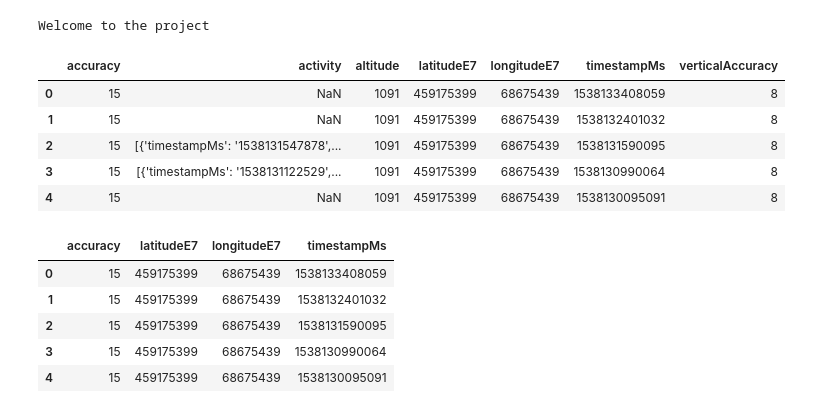
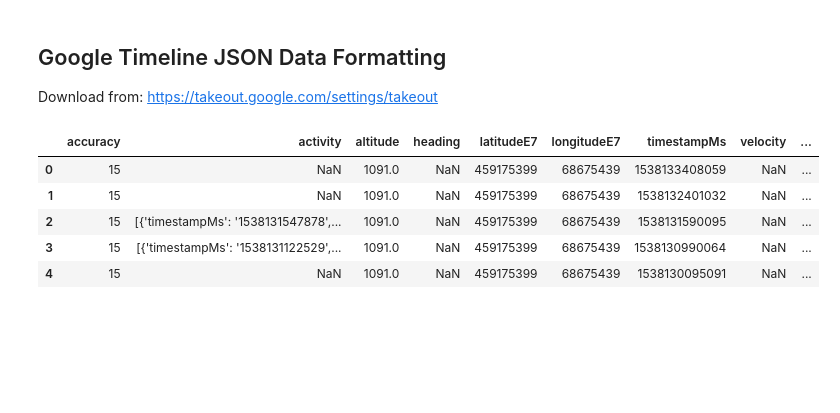
Before and after one commit to bartleandy/google-timeline-vis, a Jupyter notebook: Google-timeline-data-prep.ipynb, the cells around one changed output. Drawn from its saved outputs; the diff is of its cells as text; code cells hidden in the pictures; blank space fills up the shorter version.

```diff
--- a/Google-timeline-data-prep.ipynb
+++ b/Google-timeline-data-prep.ipynb
@@ -1,3 +1,7 @@
+# %% [markdown]
+## Google Timeline JSON Data Formatting
+
+Download from: https://takeout.google.com/settings/takeout
 # %%
 import os
 import sys
@@ -6,37 +10,21 @@ import datetime
 import numpy as np
 import pandas as pd
 import matplotlib.pyplot as plt
-
-print ("Welcome to the project")
+import geopandas as gpd
 # http://www.certainly-strange.com/?p=968
-# %% [output]
-Welcome to the project
 # %%
 # Load google timeline data
-#locationData = "/Users/andybartle/Dropbox/GIS_database_projects/Google-timeline-extract-20180928/LocationHistory/LocationHistory.json"
-locationData = "trial-data.json"
+locationData = "/Users/andybartle/Dropbox/GIS_database_projects/Google-timeline-extract-20180928/LocationHistory/LocationHistory.json"
+#locationData = "trial-data.json"
 with open(locationData) as data_file:
     data = json.load(data_file)
     df = pd.DataFrame.from_dict(data['locations'])
-
-# View data
+# View first 5 rows
 df.head(5)
 # %% [output]
-|  | accuracy | activity | altitude | latitudeE7 | longitudeE7 | timestampMs | verticalAccuracy |
-| 0 | 15 | NaN | 1091 | 459175399 | 68675439 | 1538133408059 | 8 |
-| 1 | 15 | NaN | 1091 | 459175399 | 68675439 | 1538132401032 | 8 |
-| 2 | 15 | [{'timestampMs': '1538131547878',... | 1091 | 459175399 | 68675439 | 1538131590095 | 8 |
-| 3 | 15 | [{'timestampMs': '1538131122529',... | 1091 | 459175399 | 68675439 | 1538130990064 | 8 |
-| 4 | 15 | NaN | 1091 | 459175399 | 68675439 | 1538130095091 | 8 |
+|  | accuracy | activity | altitude | heading | latitudeE7 | longitudeE7 | timestampMs | velocity | ... |
+| 0 | 15 | NaN | 1091.0 | NaN | 459175399 | 68675439 | 1538133408059 | NaN | ... |
+| 1 | 15 | NaN | 1091.0 | NaN | 459175399 | 68675439 | 1538132401032 | NaN | ... |
+| 2 | 15 | [{'timestampMs': '1538131547878',... | 1091.0 | NaN | 459175399 | 68675439 | 1538131590095 | NaN | ... |
+| 3 | 15 | [{'timestampMs': '1538131122529',... | 1091.0 | NaN | 459175399 | 68675439 | 1538130990064 | NaN | ... |
+| 4 | 15 | NaN | 1091.0 | NaN | 459175399 | 68675439 | 1538130095091 | NaN | ... |
-# %%
-# Tidy data
-# get rid of surplus columns
-df = tl.drop(['activity', 'altitude', 'verticalAccuracy'], axis=1)
-df.head(5)
-# %% [output]
-|  | accuracy | latitudeE7 | longitudeE7 | timestampMs |
-| 0 | 15 | 459175399 | 68675439 | 1538133408059 |
-| 1 | 15 | 459175399 | 68675439 | 1538132401032 |
-| 2 | 15 | 459175399 | 68675439 | 1538131590095 |
-| 3 | 15 | 459175399 | 68675439 | 1538130990064 |
-| 4 | 15 | 459175399 | 68675439 | 1538130095091 |
```
Also changed, not shown: parts of 13 cells of this notebook, 1 other file.
